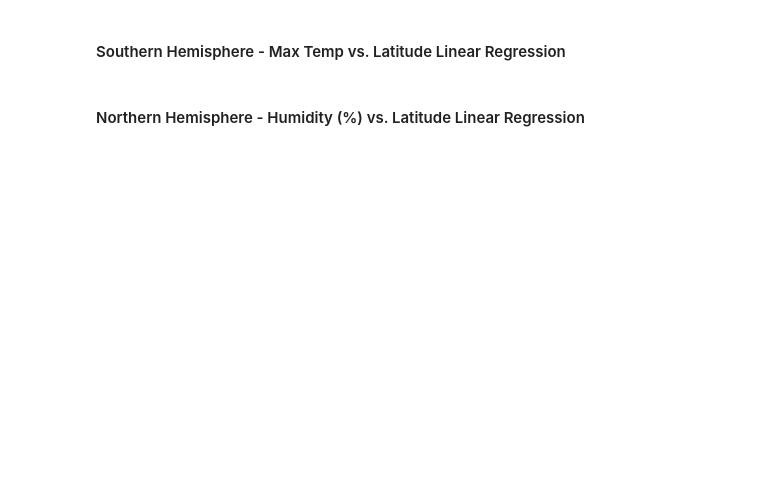
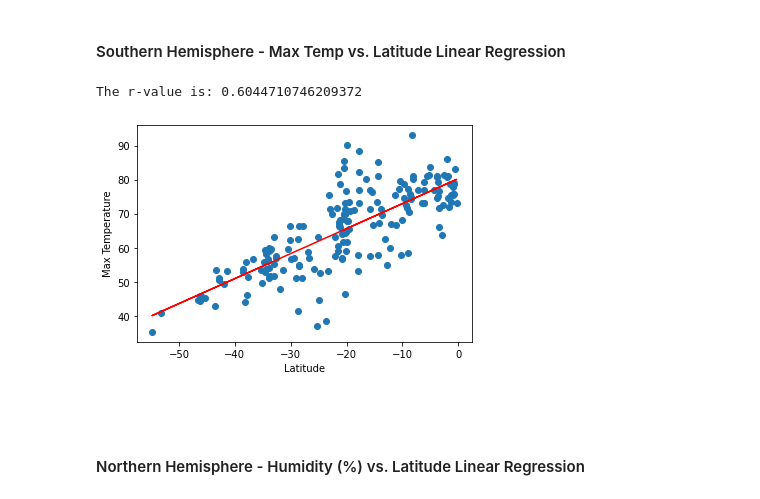
Before and after one commit to DINHC/python-api-challenge, a Jupyter notebook: WeatherPy.ipynb, the cells around one changed output. Saved outputs shown, nothing was run; the diff lists cells and outputs as text; code cells hidden in the pictures; blank space fills up the shorter version.

```diff
--- a/WeatherPy.ipynb
+++ b/WeatherPy.ipynb
@@ -347,4 +348,12 @@ The r-value is: 0.49478576635611093
 # %% [markdown]
 ####  Southern Hemisphere - Max Temp vs. Latitude Linear Regression
+# %%
+x_values = south_hemisphere_df["Latitude"]
+y_values = south_hemisphere_df["Max Temperature"]
+plot_linear_regression(x_values, y_values, 'Max Temperature', (6,14))
+plt.show()
+# %% [output]
+The r-value is: 0.6044710746209372
+[figure, added]
 # %% [markdown]
 ####  Northern Hemisphere - Humidity (%) vs. Latitude Linear Regression
```
Also changed, not shown: parts of 9 cells of this notebook.
